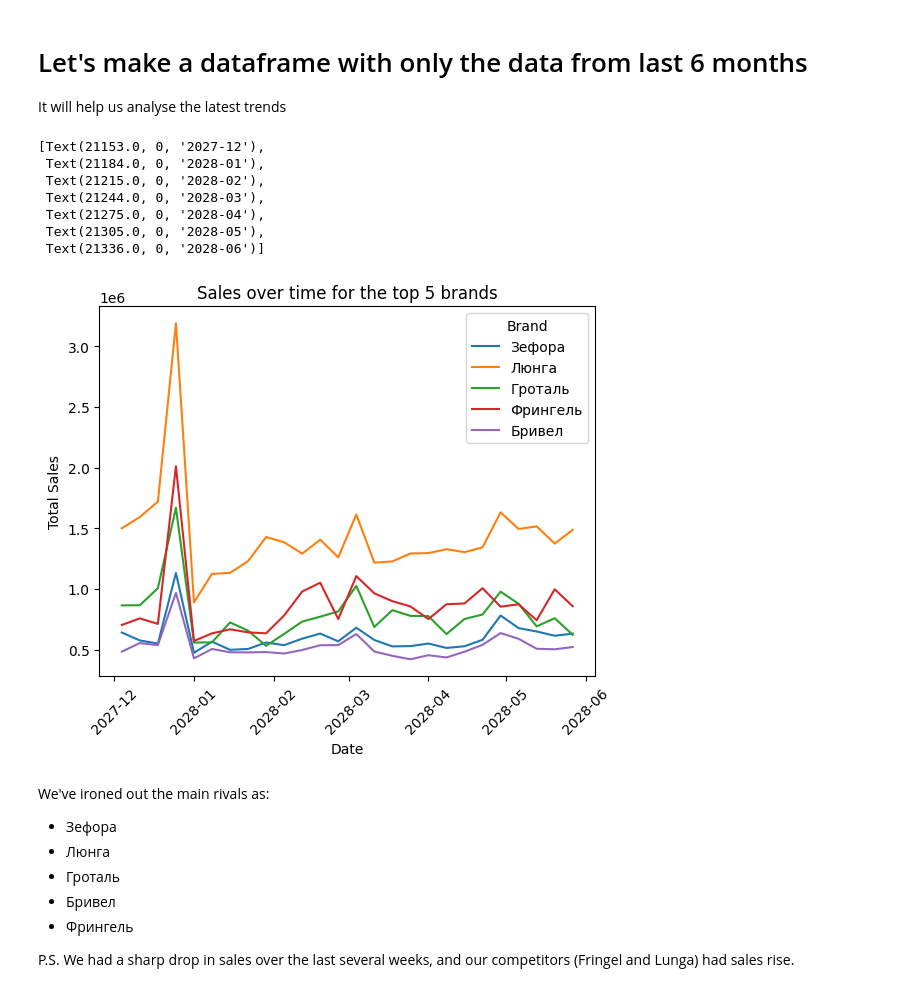
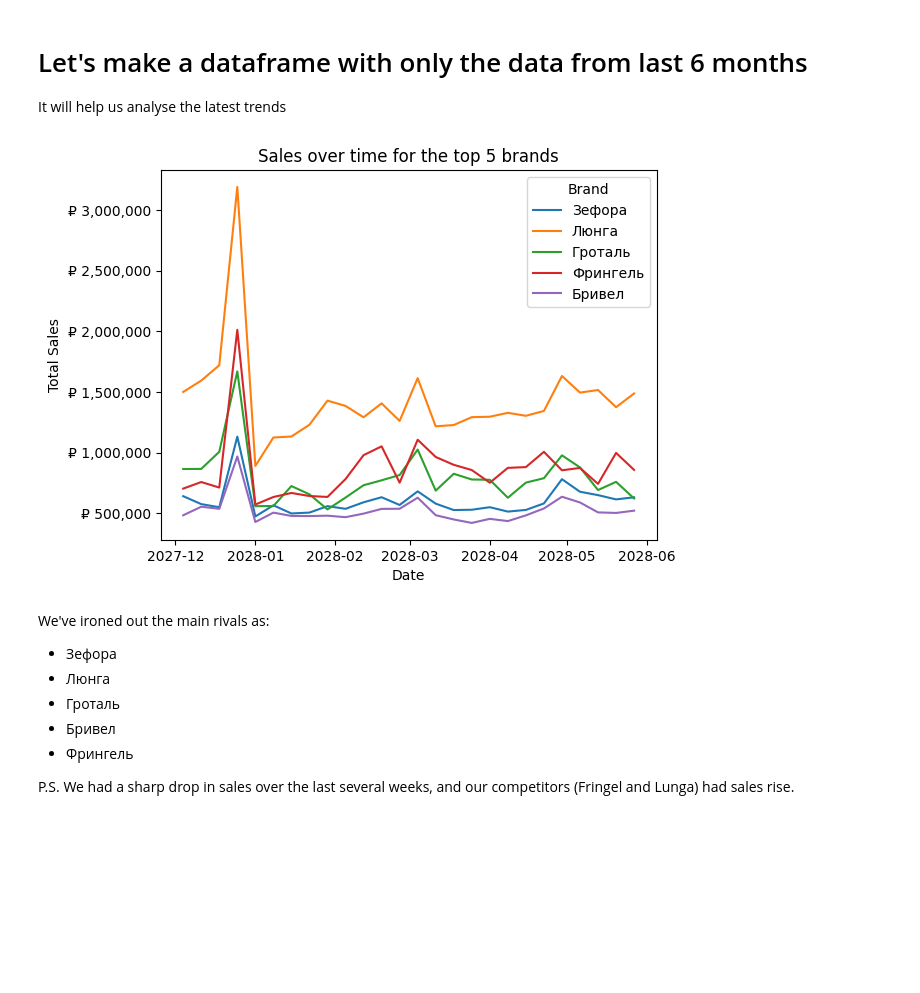
Before and after one commit to zakhar-kogan/xttr-test-brands, a Jupyter notebook: analysis.ipynb, the cells around one changed output. Cells and saved outputs as stored; diff of their text form; code cells hidden in the pictures; blank space fills up the shorter version.

Commit message:
- Updated some charts - Added preliminary insights/conclusions + TODO - Added AI-generated docstrings to the util functions

```diff
--- a/analysis.ipynb
+++ b/analysis.ipynb
@@ -63,31 +63,27 @@ df_hy = ut.slice_last_mo(df, 6)
 # %%
 # Let's take top 5 brands by cumulative sales
 top_5 = ut.get_top_brands(df_hy, 5)
 
 # Draw line chart of sales over time for the top 5 brands
+
+# Top 5 brands' indices
 top_5 = top_5.index
 df_top_brands = df_hy[df_hy['brand'].isin(top_5)]
+
 # Chart without confidence intervals
 top_brand_plot = sns.lineplot(data=df_top_brands, x='date', y='total_sales', hue='brand', errorbar=None)
 # Format the x-axis
 # top_brand_plot.set_xlim(three_months_ago, last_date)
 # Format the labels
 top_brand_plot.set(xlabel='Date', ylabel='Total Sales', title='Sales over time for the top 5 brands')
 # Add a legend with a title
 top_brand_plot.legend(title='Brand')
 # Format the numbers as currency
-# top_brand_plot.yaxis.set_major_formatter('${x:,.0f}')
+top_brand_plot.yaxis.set_major_formatter('₽ {x:,.0f}')
 # Rotate the x-axis labels
-top_brand_plot.set_xticklabels(top_brand_plot.get_xticklabels(), rotation=45)
+# top_brand_plot.set_xticklabels(top_brand_plot.get_xticklabels(), rotation=90)
 # %% [output]
-[Text(21153.0, 0, '2027-12'),
- Text(21184.0, 0, '2028-01'),
- Text(21215.0, 0, '2028-02'),
- Text(21244.0, 0, '2028-03'),
- Text(21275.0, 0, '2028-04'),
- Text(21305.0, 0, '2028-05'),
- Text(21336.0, 0, '2028-06')]
-[figure, old version]
+[figure, new version]
 # %% [markdown]
 We've ironed out the main rivals as:
 - Зефора
```
Also changed, not shown: parts of 4 cells of this notebook, 1 other file.
